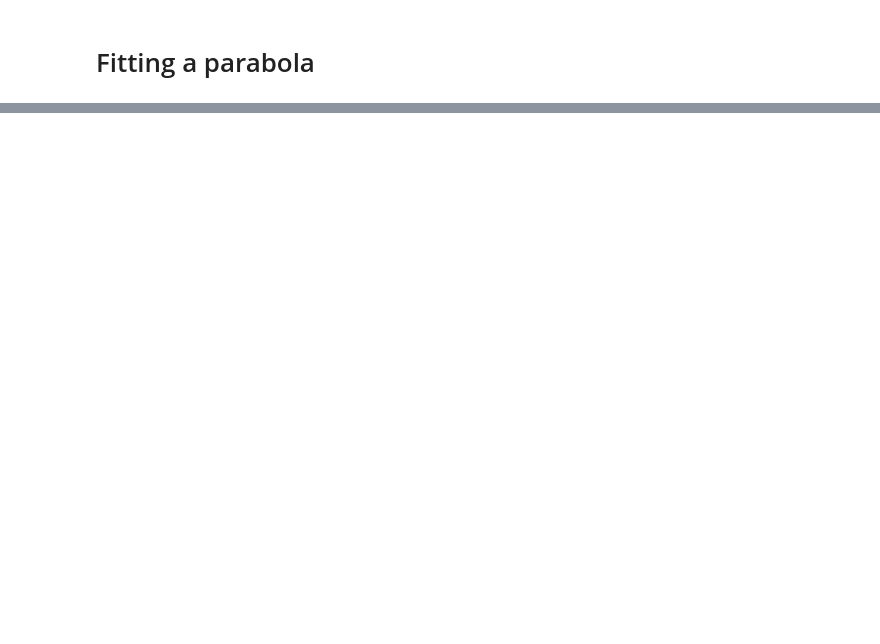
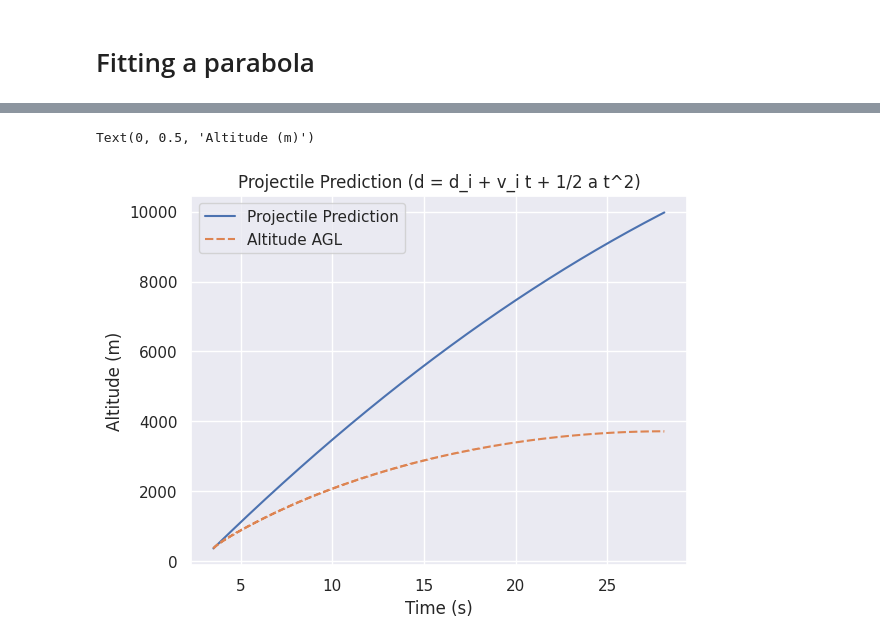
Before and after one commit to cowsed/DeploymentMod, a Jupyter notebook: Experiments/Fitting.ipynb, the cells around one changed output, grey strips where cells are left out. Cells and saved outputs as stored; diff of their text form; code cells hidden in the pictures; blank space fills up the shorter version.

Commit message:
projectile prediction

```diff
--- a/Experiments/Fitting.ipynb
+++ b/Experiments/Fitting.ipynb
@@ -160,0 +140,22 @@ sns.lineplot(df['pressure (kPa)'])
+# %%
+pt2_ind = 50
+delta_pos = pred_data.iloc[pt2_ind] - pred_data.iloc[0]
+delta_t = pred_data.iloc[pt2_ind].name - pred_data.iloc[0].name
+initial_velocity = delta_pos / delta_t
+initial_pos = pred_data.iloc[0]
+# %%
+def projectile(realt):
+    t = realt-boost_end/1000
+    return initial_pos['alt_m_agl'] + initial_velocity['alt_m_agl'] * t - .5 * 9.8 * t * t
+# %%
+pred_data['projectile_m_agl'] = pred_data.index.to_series().map(projectile)
+# %%
+renamed = pred_data[['projectile_m_agl', 'alt_m_agl']].rename(columns={"alt_m_agl":"Altitude AGL", "projectile_m_agl": "Projectile Prediction"})
+# %%
+p = sns.lineplot(renamed)
+p.set_title("Projectile Prediction (d = d_i + v_i t + 1/2 a t^2)")
+p.set_xlabel("Time (s)")
+p.set_ylabel("Altitude (m)")
+# %% [output]
+Text(0, 0.5, 'Altitude (m)')
+[figure, added]
```
Also changed, not shown: parts of 9 cells of this notebook, 2 other files.
